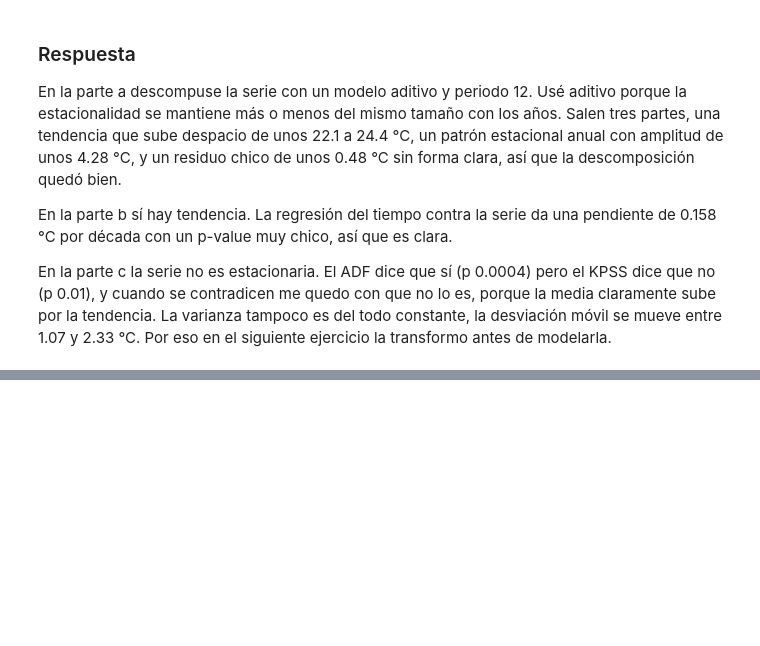
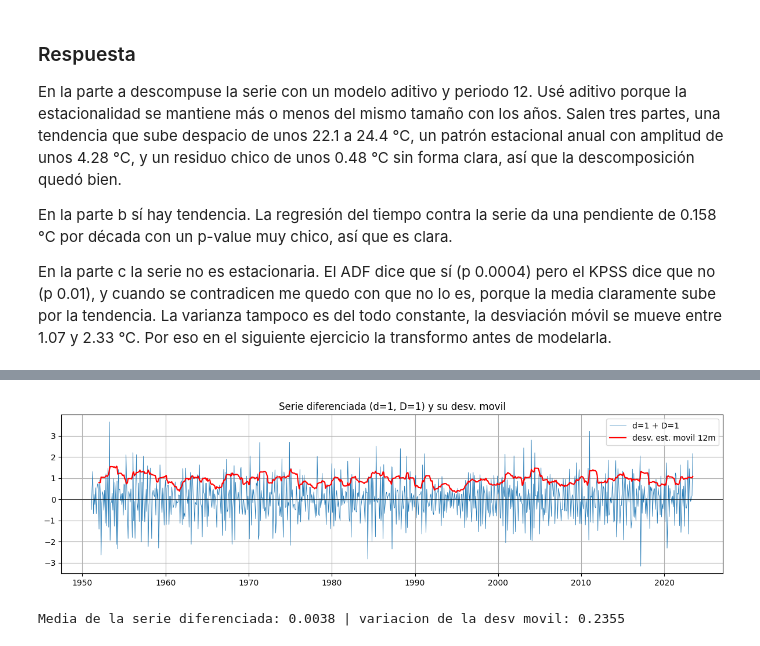
Before and after one commit to Fercho1118/Ejercicio-Series-de-Tiempo, a Jupyter notebook: Series_de_Tiempo_Temperatura_Guatemala.ipynb, the cells around one changed output, grey strips where cells are left out. Cells and saved outputs as stored; diff of their text form; code cells hidden in the pictures; blank space fills up the shorter version.

```diff
--- a/Series_de_Tiempo_Temperatura_Guatemala.ipynb
+++ b/Series_de_Tiempo_Temperatura_Guatemala.ipynb
@@ -358,0 +370,16 @@ tendencia. La varianza tampoco es del todo constante, la desviación móvil se m
+# %%
+#d = diferencia regular (tendencia), D = diferencia estacional lag 12 (estacionalidad)
+train_d1     = train.diff().dropna()
+train_D12    = train.diff(12).dropna()
+train_d1_D12 = train.diff().diff(12).dropna()
+
+print("=== ADF tras cada transformacion ===")
+_ = test_adf(train,        "sin diferenciar          ")
+_ = test_adf(train_d1,     "d=1 (regular)            ")
+_ = test_adf(train_D12,    "D=1 (estacional, lag 12) ")
+_ = test_adf(train_d1_D12, "d=1 + D=1                ")
+print()
+print("=== KPSS tras cada transformacion ===")
+_ = test_kpss(train_d1,     "d=1                      ")
+_ = test_kpss(train_D12,    "D=1                      ")
+_ = test_kpss(train_d1_D12, "d=1 + D=1                ")
@@ -358,0 +406,15 @@ tendencia. La varianza tampoco es del todo constante, la desviación móvil se m
+# %%
+#varianza estable tras diferenciar
+serie_est = train_d1_D12
+fig, ax = plt.subplots(figsize=(12, 3.5))
+ax.plot(serie_est.index, serie_est, lw=0.6, label='d=1 + D=1')
+ax.plot(serie_est.rolling(12).std().index, serie_est.rolling(12).std(),
+        color='red', label='desv. est. movil 12m')
+ax.axhline(0, color='k', lw=0.5)
+ax.set_title("Serie diferenciada (d=1, D=1) y su desv. movil")
+ax.legend(); plt.tight_layout(); plt.show()
+print("Media de la serie diferenciada:", round(serie_est.mean(), 4),
+      "| variacion de la desv movil:", round(serie_est.rolling(12).std().std(), 4))
+# %% [output]
+[figure, added]
+Media de la serie diferenciada: 0.0038 | variacion de la desv movil: 0.2355
```
Also changed, not shown: parts of 11 cells of this notebook.
